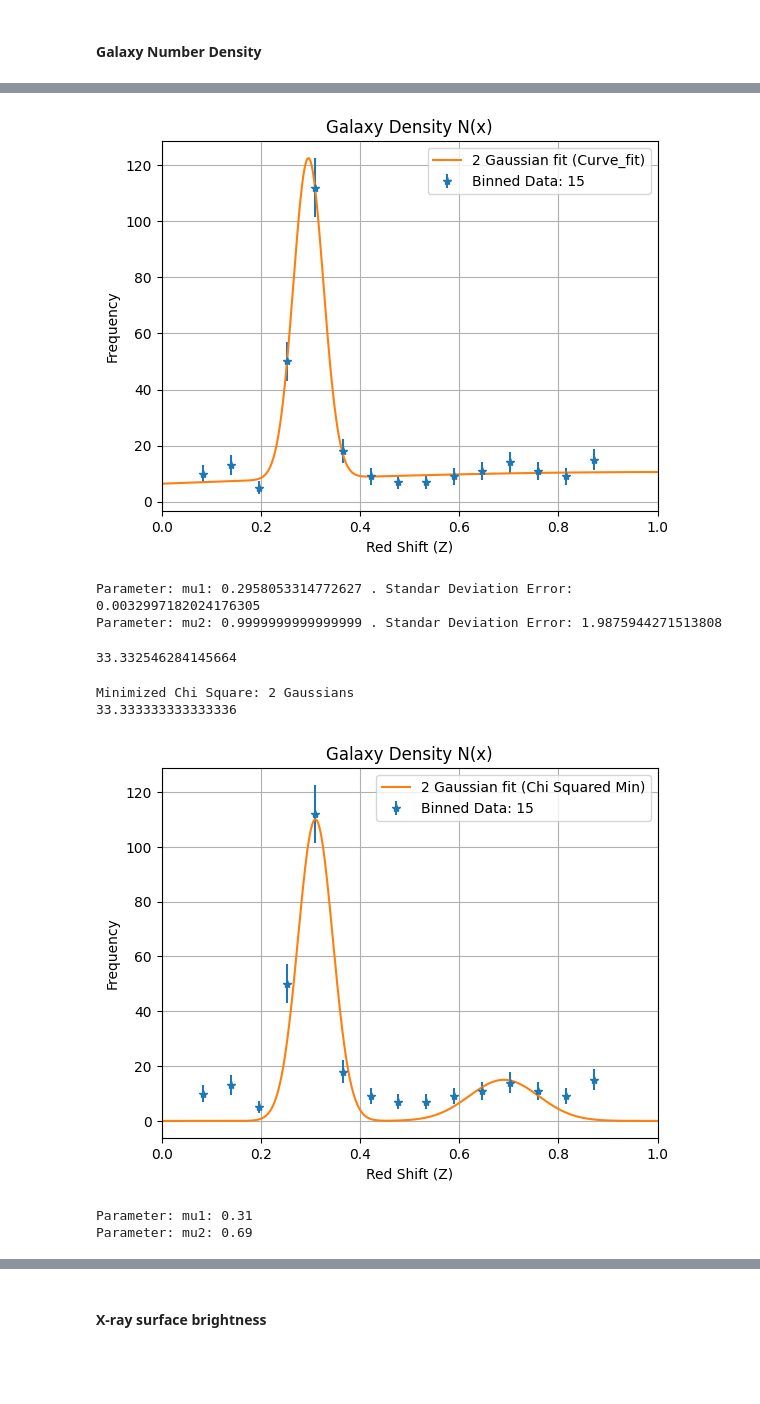
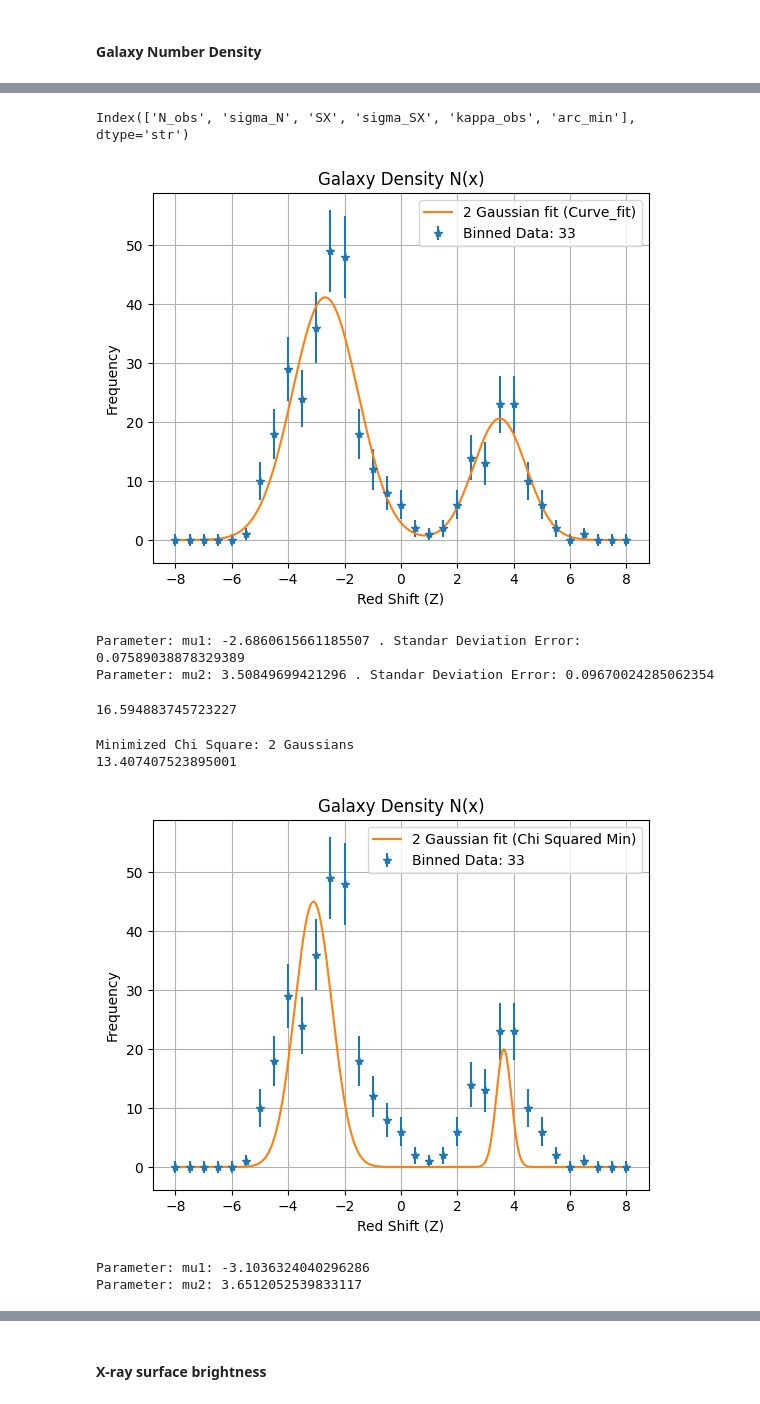
Before and after one commit to jdgv1709/Statistical-Analysis-of-the-Bullet-Cluster-Statistics-1-Course, a Jupyter notebook: Final Exam.ipynb, the cells around one changed output, grey strips where cells are left out. Saved outputs shown, nothing was run; the diff lists cells and outputs as text; code cells hidden in the pictures; blank space fills up the shorter version.

```diff
--- a/Final Exam.ipynb
+++ b/Final Exam.ipynb
@@ -225,3 +227,7 @@ Sigma_cl = 0.0023786181834214437 Hessian STD: 0.0037935579453617836
+# %%
+data=pd.read_csv("BulletCluster_obs.csv")
+bins=np.linspace(-8.25,8.25,34)
+data["arc_min"] = 0.5*(bins[:-1] + bins[1:])
 # %% [markdown]
 ### Part 2: Profile Fitting
 # %% [markdown]
@@ -245,20 +235,24 @@ del bins_center, n
+# %%
+data.keys()
+# %% [output]
+Index(['N_obs', 'sigma_N', 'SX', 'sigma_SX', 'kappa_obs', 'arc_min'], dtype='str')
 # %%
 #Fit model 2gauss to N obs using curve fit
 # Initial guess: A1 ≈ 45, µ1 ≈ −3, σ1 ≈ 1, A2 ≈ 20, µ2 ≈ 3, σ2 ≈ 1
 # Store popt N, pcov N.
 #x , A1 , mu1 , sig1 , A2 , mu2 , sig2
-#initial_guess=[45,-3,1,20,3,1]
-initial_guess=[110,0.31,0.035,15,0.69,0.07]
+initial_guess=[45,-3,1,20,3,1]
+#initial_guess=[110,0.31,0.035,15,0.69,0.07]
 #bounds=(0, [3., 1., 0.5])
 #bounds=((100,120),(0,1),(0,1),(5,20),(0,1),(0,1)])
-bounds=([100,0,0,5,0,0],[120,1,1,20,1,1])
-x= np.linspace(0,1,1000)
-popt_N, pcov_N = curve_fit(model_2gauss,x_bins,N_obs,sigma=sigma_N,p0=initial_guess,maxfev=100000,bounds=bounds)
+#bounds=([100,0,0,5,0,0],[120,1,1,20,1,1])
+x= np.linspace(-8,8,1000)
+popt_N, pcov_N = curve_fit(model_2gauss,data["arc_min"],data["N_obs"],sigma=data["sigma_N"],p0=initial_guess,maxfev=100000)#,bounds=bounds)
 #plt.hist(data["z"],bins=number_bins, label="Data")
-plt.errorbar(x_bins,N_obs,yerr=sigma_N,fmt="*",label="Binned Data: "+str(len(x_bins)))
+plt.errorbar(data["arc_min"],data["N_obs"],yerr=data["sigma_N"],fmt="*",label="Binned Data: "+str(len(data["arc_min"])))
 plt.ylabel("Frequency")
 plt.xlabel("Red Shift (Z)")
-plt.xlim((0,1))
+#plt.xlim((0,1))
 plt.grid("True")
 plt.plot(x,model_2gauss(x, *popt_N),label="2 Gaussian fit (Curve_fit)")
 plt.legend()
@@ -270,54 +264,54 @@ print("Parameter: mu2: "+str(popt_N[4])+" . Standar Deviation Error: "+str(perr_
 #z_cl_N=popt_N[1]
 #sigma_cl_N=popt_N[2]
 # %% [output]
-[figure, old version]
+[figure, new version]
-Parameter: mu1: 0.2958053314772627 . Standar Deviation Error: 0.0032997182024176305
-Parameter: mu2: 0.9999999999999999 . Standar Deviation Error: 1.9875944271513808
+Parameter: mu1: -2.6860615661185507 . Standar Deviation Error: 0.07589038878329389
+Parameter: mu2: 3.50849699421296 . Standar Deviation Error: 0.09670024285062354
 # %%
 #Compute χ̃2 χ̃2min and \nu
 def chi2_val(data,model,num_params):
-    sigma = np.sqrt(data)
-    sigma[sigma == 0] = 1.0
+    #sigma = np.sqrt(data)
+    #sigma[sigma == 0] = 1.0
     y_fit = model
-    chi2 = float(np.sum(((data - y_fit)/sigma)**2))
+    chi2 = float(np.sum(((data["N_obs"] - y_fit)/data["sigma_N"])**2))
     dof = len(data) - len(num_params)
     chi2_red = chi2/dof
     return chi2_red
 
-print(chi2_val(N_obs,model_2gauss(N_obs,*popt_N),popt_N))
+print(chi2_val(data,model_2gauss(data["N_obs"],*popt_N),popt_N))
 # %% [output]
-33.332546284145664
+16.594883745723227
 # %%
 def chi2_2gauss(params):
-    return chi2_val(N_obs,model_2gauss(N_obs,*params),params)
+    return chi2_val(data,model_2gauss(data["N_obs"],*params),params)
 
 #result = minimize(chi2_2gauss, initial_guess,method='Nelder-Mead', options={'xatol':1e-8,'fatol':1e-8,'maxiter':100000})
 result = minimize(chi2_2gauss, initial_guess,method='BFGS', options={'maxiter':100000})
 #result = minimize(chi2_2gauss, initial_guess,method='Powell', options={'maxiter':100000})
 #result = minimize(chi2_2gauss, initial_guess,method='CG', options={'maxiter':100000})
-#result = minimize(chi2_2gauss, initial_guess,method='L-BFGS-B', options={'maxiter':100000})
+#bounds=[(35,55),(-3,-2),(None,None),(15,30),(None,None),(None,None)]
+#result = minimize(chi2_2gauss, initial_guess,method='L-BFGS-B',bounds=bounds, options={'maxiter':100000})
 #result = minimize(chi2_2gauss, initial_guess,method='TNC', options={'maxiter':100000})
 
 best_params = result.x
 print("Minimized Chi Square: 2 Gaussians")
-print(chi2_val(N_obs,model_2gauss(N_obs,*best_params),best_params))
+print(chi2_val(data,model_2gauss(data["N_obs"],*best_params),best_params))
 # %% [output]
 Minimized Chi Square: 2 Gaussians
-33.333333333333336
+13.407407523895001
 # %%
-x= np.linspace(0,1,1000)
-plt.errorbar(x_bins,N_obs,yerr=sigma_N,fmt="*",label="Binned Data: "+str(len(x_bins)))
+plt.errorbar(data["arc_min"],data["N_obs"],yerr=data["sigma_N"],fmt="*",label="Binned Data: "+str(len(data["arc_min"])))
 plt.ylabel("Frequency")
 plt.xlabel("Red Shift (Z)")
-plt.xlim((0,1))
+#plt.xlim((0,1))
 plt.grid("True")
 plt.plot(x,model_2gauss(x, *best_params),label="2 Gaussian fit (Chi Squared Min)")
 plt.legend()
 plt.title("Galaxy Density N(x)")
 plt.show()
 print("Parameter: mu1: "+str(best_params[1]))#+" . Standar Deviation Error: "+str(perr_N[1]))
 print("Parameter: mu2: "+str(best_params[4]))
 # %% [output]
-[figure, old version]
+[figure, new version]
-Parameter: mu1: 0.31
-Parameter: mu2: 0.69
+Parameter: mu1: -3.1036324040296286
+Parameter: mu2: 3.6512052539833117
```
Also changed, not shown: parts of 6 cells of this notebook, 1 other file.
